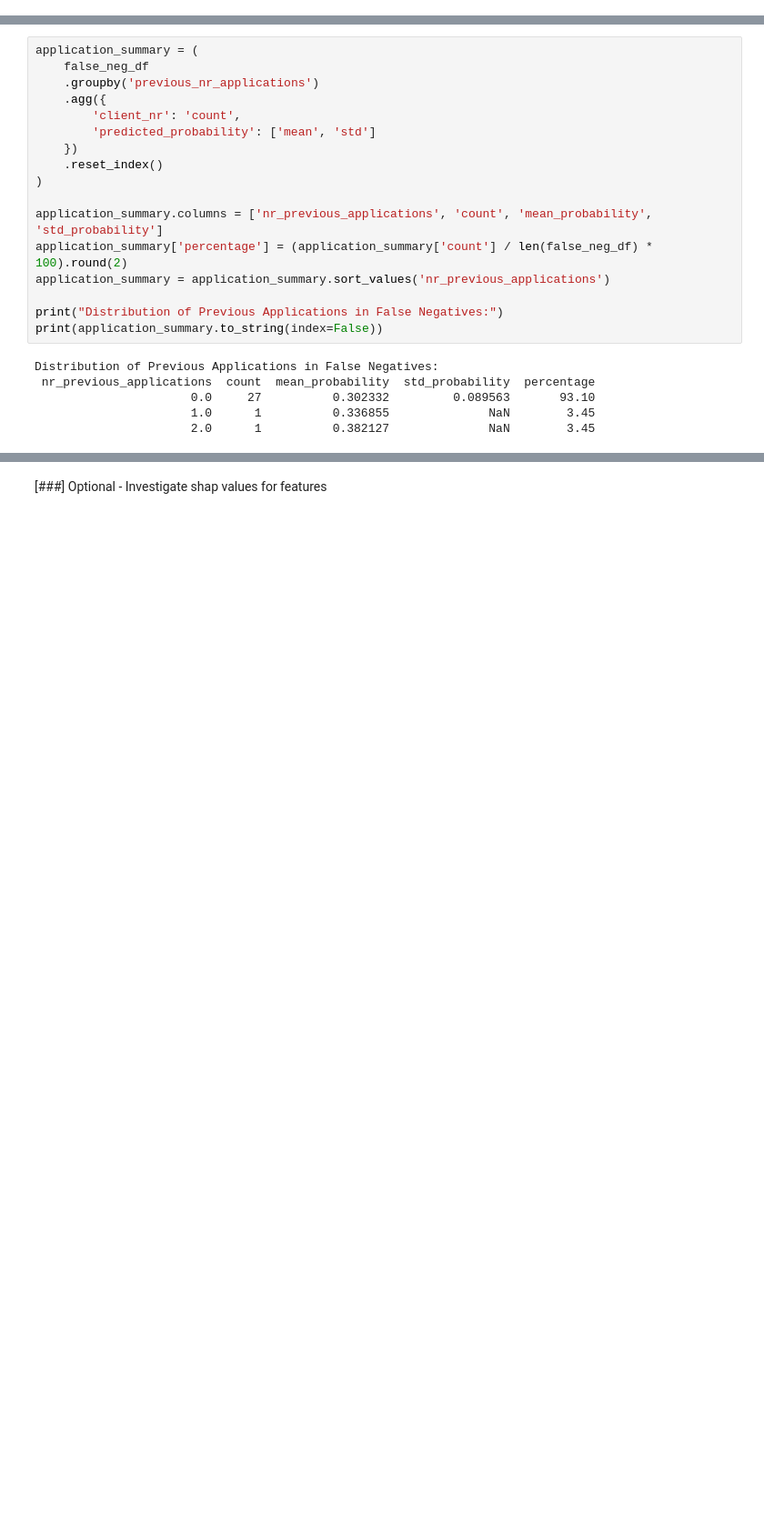
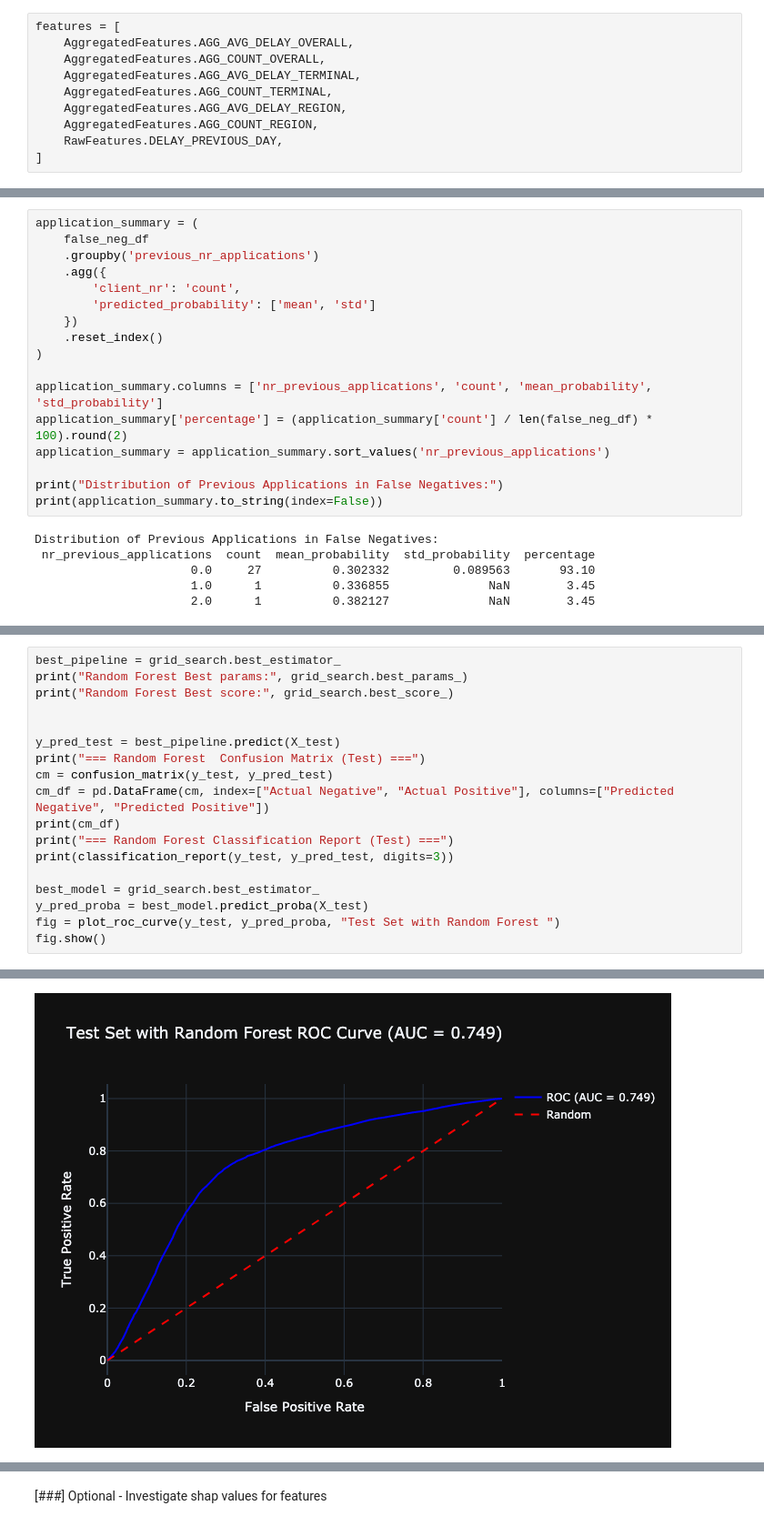
Before and after one commit to vvaibhav08/flight_delays_prediction, a Jupyter notebook: notebooks/model_exploration.ipynb, the cells around one changed output, grey strips where cells are left out. Shown at 91% size. Cells and saved outputs as stored; diff of their text form; blank space fills up the shorter version.

```diff
--- a/notebooks/model_exploration.ipynb
+++ b/notebooks/model_exploration.ipynb
@@ -141,3 +122,13 @@ crg_feature = [RawFeatures.CRG]
+# %%
+features = [
+    AggregatedFeatures.AGG_AVG_DELAY_OVERALL,
+    AggregatedFeatures.AGG_COUNT_OVERALL,
+    AggregatedFeatures.AGG_AVG_DELAY_TERMINAL,
+    AggregatedFeatures.AGG_COUNT_TERMINAL,
+    AggregatedFeatures.AGG_AVG_DELAY_REGION,
+    AggregatedFeatures.AGG_COUNT_REGION,
+    RawFeatures.DELAY_PREVIOUS_DAY,
+]
 # %%
 groups = {
     "lag1": lag1_features,
@@ -479,0 +514,19 @@ Distribution of Previous Applications in False Negatives:
+# %%
+best_pipeline = grid_search.best_estimator_
+print("Random Forest Best params:", grid_search.best_params_)
+print("Random Forest Best score:", grid_search.best_score_)
+
+
+y_pred_test = best_pipeline.predict(X_test)
+print("=== Random Forest  Confusion Matrix (Test) ===")
+cm = confusion_matrix(y_test, y_pred_test)
+cm_df = pd.DataFrame(cm, index=["Actual Negative", "Actual Positive"], columns=["Predicted Negative", "Predicted Positive"])
+print(cm_df)
+print("=== Random Forest Classification Report (Test) ===")
+print(classification_report(y_test, y_pred_test, digits=3))
+
+best_model = grid_search.best_estimator_
+y_pred_proba = best_model.predict_proba(X_test)
+fig = plot_roc_curve(y_test, y_pred_proba, "Test Set with Random Forest ")
+fig.show()
+# %% [output]
@@ -480 +548,2 @@ Distribution of Previous Applications in False Negatives:
+[figure, added]
 # %%
```
Also changed, not shown: parts of 19 cells of this notebook, 3 other files.
